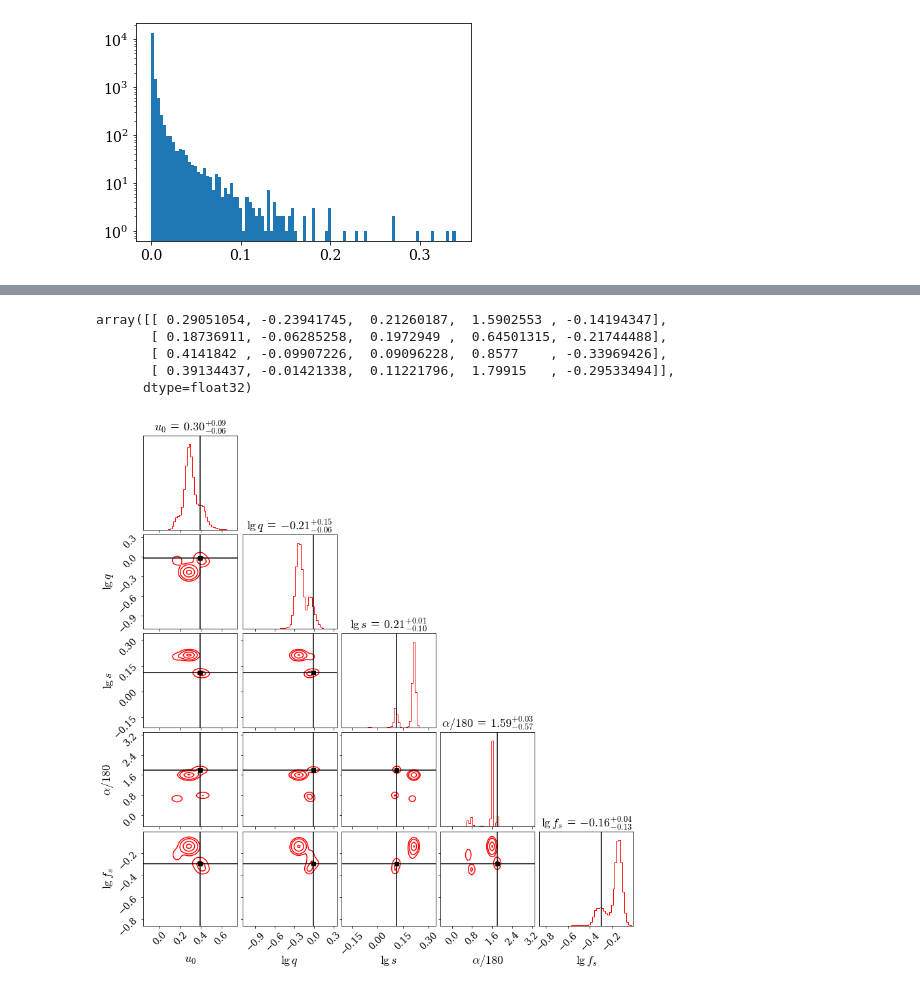
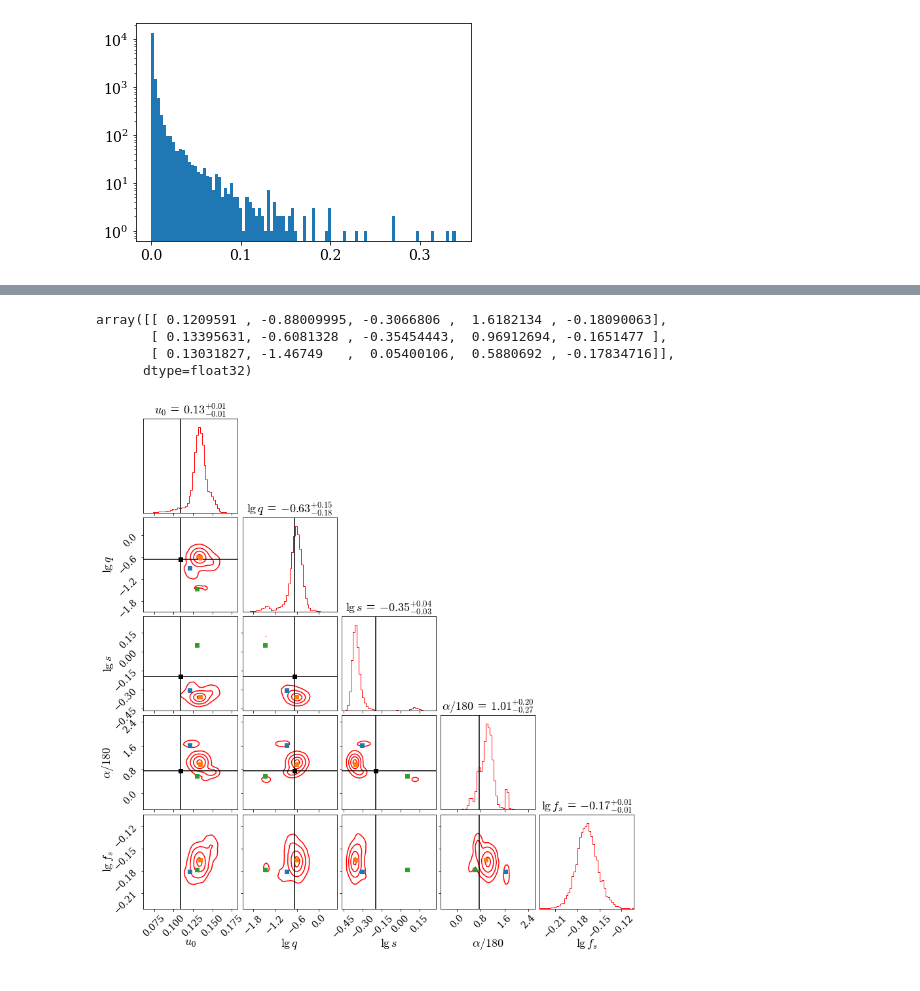
Before and after one commit to haimengzhao/magic-microlensing, a Jupyter notebook: test_lcplot.ipynb, the cells around one changed output, grey strips where cells are left out. Drawn from its saved outputs; the diff is of its cells as text; code cells hidden in the pictures.

Commit message:
test: kmeans metric

```diff
--- a/test_lcplot.ipynb
+++ b/test_lcplot.ipynb
@@ -213,5 +217,5 @@ NameError: name 'km' is not defined
 # %%
-n = int(1e6)
+n = int(1e4)
 
 pi = pis_gap[ind[:size]][i]; loc = locs_gap[ind[:size]][i]; scale = scales_gap[ind[:size]][i]
 # pi = torch.tile(pi, (n, 1)); loc = torch.tile(loc, (n, 1, 1)); scale = torch.tile(scale, (n, 1, 1, 1))
@@ -251,26 +284,26 @@ plt.show()
 # %%
-from sklearn.cluster import KMeans
-km = KMeans(n_clusters=4, random_state=0, max_iter=1000, tol=1e-6).fit(sample_gap)
+km = KMeans(n_clusters=3, random_state=0, max_iter=1000, tol=1e-6).fit(sample_gap)
+km.cluster_centers_
+# %% [output]
+array([[ 0.1209591 , -0.88009995, -0.3066806 ,  1.6182134 , -0.18090063],
+       [ 0.13395631, -0.6081328 , -0.35454443,  0.96912694, -0.1651477 ],
+       [ 0.13031827, -1.46749   ,  0.05400106,  0.5880692 , -0.17834716]],
+      dtype=float32)
-# %%
-km.cluster_centers_
-# %% [output]
-array([[ 0.29051054, -0.23941745,  0.21260187,  1.5902553 , -0.14194347],
-       [ 0.18736911, -0.06285258,  0.1972949 ,  0.64501315, -0.21744488],
-       [ 0.4141842 , -0.09907226,  0.09096228,  0.8577    , -0.33969426],
-       [ 0.39134437, -0.01421338,  0.11221796,  1.79915   , -0.29533494]],
-      dtype=float32)
 # %%
 corner.corner(sample_gap, labels=[r"$u_0$", r"$\lg q$", r"$\lg s$", r"$\alpha/180$", r"$\lg f_s$"],
             label_kwargs={"fontsize": 18},
             # quantiles=[0.16, 0.5, 0.84],
             smooth=1,
             bins=50,
             range=range_p,
             show_titles=True, title_kwargs={"fontsize": 18},
-            truths=km.cluster_centers_[3], truth_color='black',
+            truths=truths, truth_color='black',
             fill_contours=False, color='red',  no_fill_contours=True,
             plot_datapoints=False, plot_density=False,
             )
+for i in range(len(km.cluster_centers_)):
+    corner.overplot_points(plt.gcf(), km.cluster_centers_[i][None], marker="s")
+    # corner.overplot_lines(plt.gcf(), km.cluster_centers_[i])
 plt.show()
 # %% [output]
-[figure, old version]
+[figure, new version]
```
Also changed, not shown: parts of 7 cells of this notebook, 2 other files.
